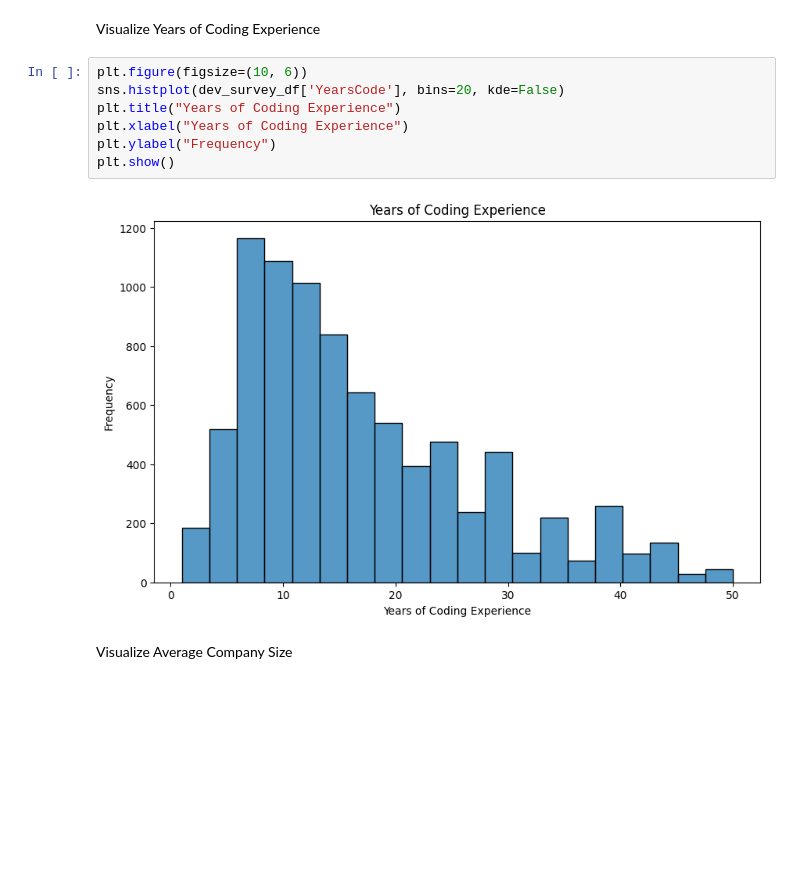
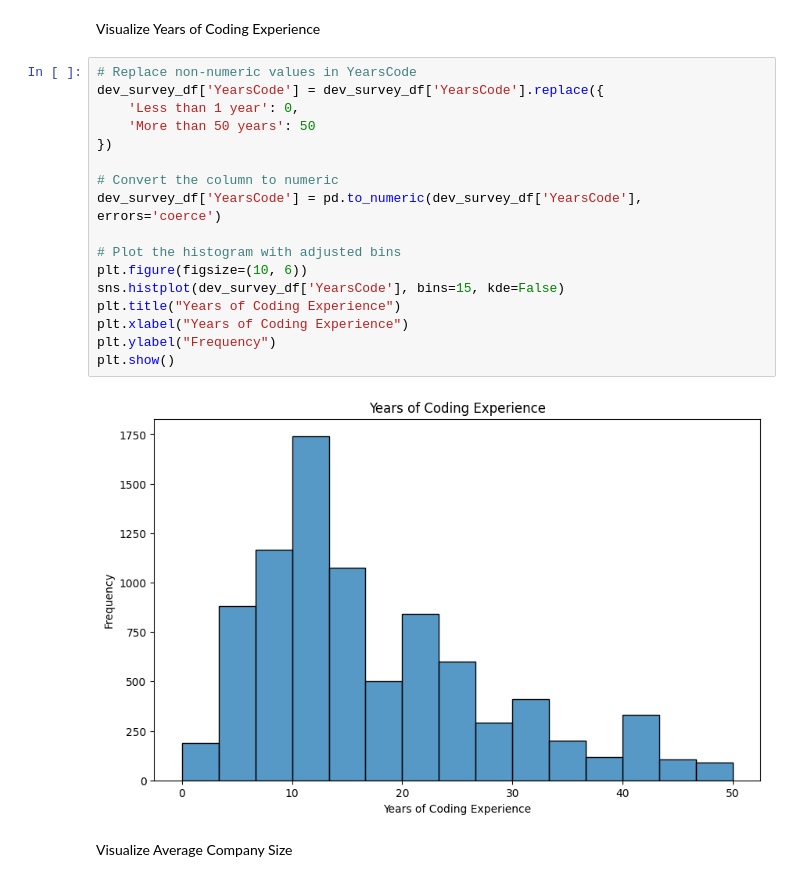
Before and after one commit to tfmontague/developer-salary-capstone, a Jupyter notebook: data_exploration.ipynb, the cells around one changed output. Saved outputs shown, nothing was run; the diff lists cells and outputs as text; blank space fills up the shorter version.

```diff
--- a/data_exploration.ipynb
+++ b/data_exploration.ipynb
@@ -118,14 +118,24 @@ plt.show()
 # %% [markdown]
 Visualize Years of Coding Experience
 # %%
+# Replace non-numeric values in YearsCode
+dev_survey_df['YearsCode'] = dev_survey_df['YearsCode'].replace({
+    'Less than 1 year': 0,
+    'More than 50 years': 50
+})
+
+# Convert the column to numeric
+dev_survey_df['YearsCode'] = pd.to_numeric(dev_survey_df['YearsCode'], errors='coerce')
+
+# Plot the histogram with adjusted bins
 plt.figure(figsize=(10, 6))
-sns.histplot(dev_survey_df['YearsCode'], bins=20, kde=False)
+sns.histplot(dev_survey_df['YearsCode'], bins=15, kde=False)
 plt.title("Years of Coding Experience")
 plt.xlabel("Years of Coding Experience")
 plt.ylabel("Frequency")
 plt.show()
 # %% [output]
-[figure, old version]
+[figure, new version]
 # %% [markdown]
 Visualize Average Company Size
 # %%
```
Also changed, not shown: parts of 4 cells of this notebook, 7 other files.
